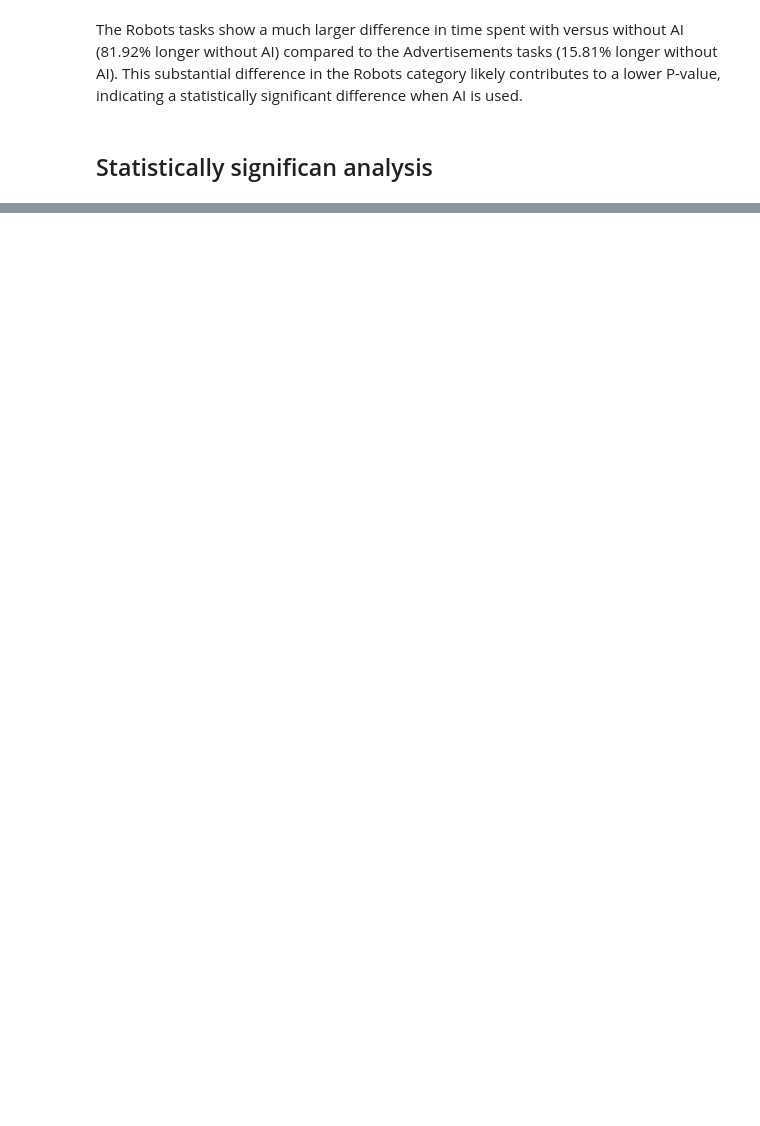
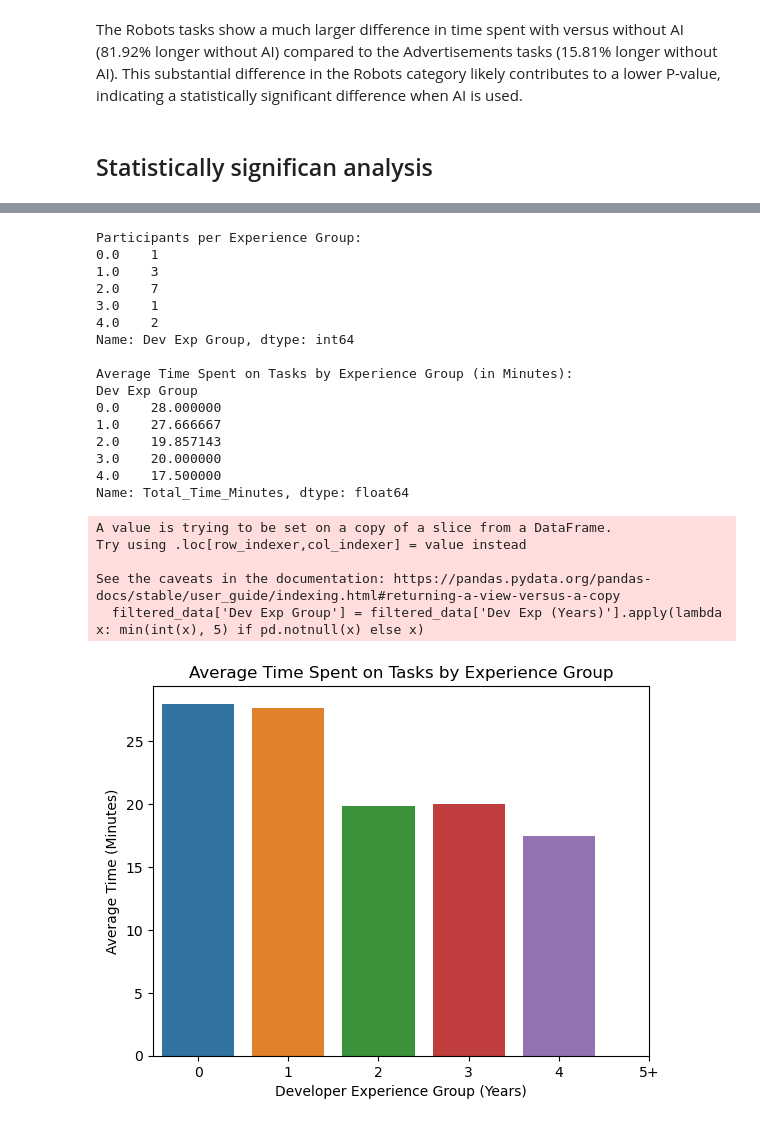
Before and after one commit to cseetreview/review_project, a Jupyter notebook: dataanalysis copy.ipynb, the cells around one changed output, grey strips where cells are left out. Saved outputs shown, nothing was run; the diff lists cells and outputs as text; code cells hidden in the pictures; blank space fills up the shorter version.

```diff
--- a/dataanalysis copy.ipynb
+++ b/dataanalysis copy.ipynb
@@ -285,0 +353,44 @@ The fact that both sets yielded statistically significant results suggests that
+# %%
+# Categorize participants into experience groups directly, capping at 5+ years
+filtered_data['Dev Exp Group'] = filtered_data['Dev Exp (Years)'].apply(lambda x: min(int(x), 5) if pd.notnull(x) else x)
+
+# Count the number of participants in each experience group
+exp_group_counts = filtered_data['Dev Exp Group'].value_counts().sort_index()
+print("Participants per Experience Group:")
+print(exp_group_counts)
+
+# Calculate the average time spent on tasks for each experience group
+average_time_by_exp_group = filtered_data.groupby('Dev Exp Group')['Total_Time_Minutes'].mean()
+print("\nAverage Time Spent on Tasks by Experience Group (in Minutes):")
+print(average_time_by_exp_group)
+
+# Plotting the average time spent on tasks by experience group
+sns.barplot(x=average_time_by_exp_group.index, y=average_time_by_exp_group.values)
+plt.title('Average Time Spent on Tasks by Experience Group')
+plt.xlabel('Developer Experience Group (Years)')
+plt.ylabel('Average Time (Minutes)')
+plt.xticks(range(6), ['0', '1', '2', '3', '4', '5+'])  # Adjusting ticks to match experience groups
+plt.show()
+# %% [output]
+Participants per Experience Group:
+0.0    1
+1.0    3
+2.0    7
+3.0    1
+4.0    2
+Name: Dev Exp Group, dtype: int64
+
+Average Time Spent on Tasks by Experience Group (in Minutes):
+Dev Exp Group
+0.0    28.000000
+1.0    27.666667
+2.0    19.857143
+3.0    20.000000
+4.0    17.500000
+Name: Total_Time_Minutes, dtype: float64
+A value is trying to be set on a copy of a slice from a DataFrame.
+Try using .loc[row_indexer,col_indexer] = value instead
+
+See the caveats in the documentation: https://pandas.pydata.org/pandas-docs/stable/user_guide/indexing.html#returning-a-view-versus-a-copy
+  filtered_data['Dev Exp Group'] = filtered_data['Dev Exp (Years)'].apply(lambda x: min(int(x), 5) if pd.notnull(x) else x)
+[figure, added]
```
Also changed, not shown: parts of 8 cells of this notebook, 1 other file.
